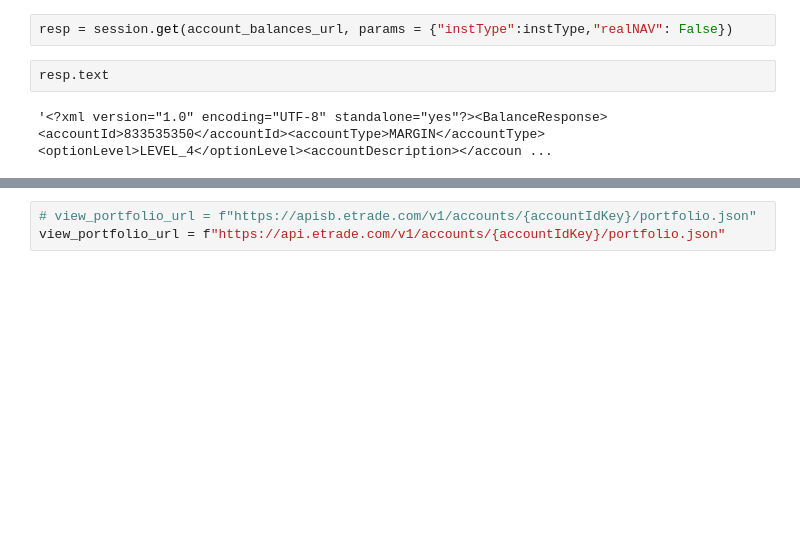
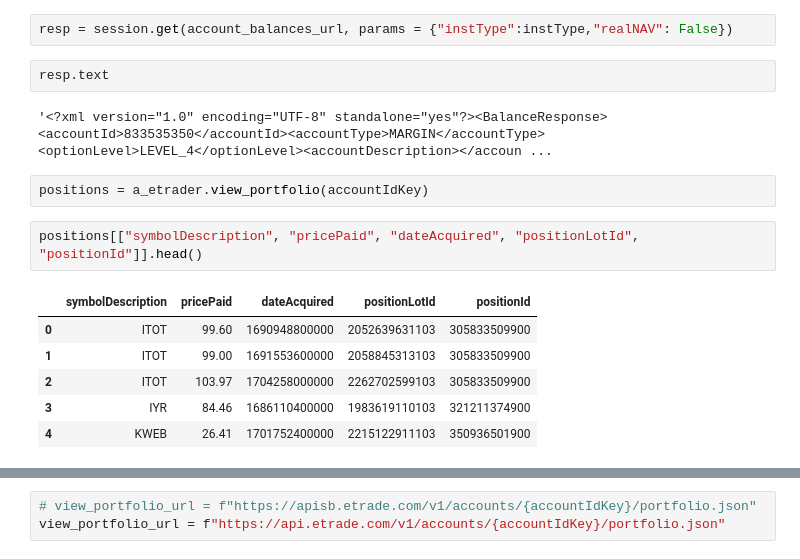
Before and after one commit to mirthbottle/trader_buddy, a Jupyter notebook: jupyter-notebooks/etrade_api.ipynb, the cells around one changed output, grey strips where cells are left out. Saved outputs shown, nothing was run; the diff lists cells and outputs as text; blank space fills up the shorter version.

Commit message:
get lot infos into etrade_positions

```diff
--- a/jupyter-notebooks/etrade_api.ipynb
+++ b/jupyter-notebooks/etrade_api.ipynb
@@ -218,3 +222,14 @@ resp = session.get(account_balances_url, params = {"instType":instType,"realNAV"
 resp.text
 # %% [output]
 '<?xml version="1.0" encoding="UTF-8" standalone="yes"?><BalanceResponse><accountId>833535350</accountId><accountType>MARGIN</accountType><optionLevel>LEVEL_4</optionLevel><accountDescription></accoun ...
+# %%
+positions = a_etrader.view_portfolio(accountIdKey)
+# %%
+positions[["symbolDescription", "pricePaid", "dateAcquired", "positionLotId", "positionId"]].head()
+# %% [output]
+|  | symbolDescription | pricePaid | dateAcquired | positionLotId | positionId |
+| 0 | ITOT | 99.60 | 1690948800000 | 2052639631103 | 305833509900 |
+| 1 | ITOT | 99.00 | 1691553600000 | 2058845313103 | 305833509900 |
+| 2 | ITOT | 103.97 | 1704258000000 | 2262702599103 | 305833509900 |
+| 3 | IYR | 84.46 | 1686110400000 | 1983619110103 | 321211374900 |
+| 4 | KWEB | 26.41 | 1701752400000 | 2215122911103 | 350936501900 |
```
Also changed, not shown: parts of 18 cells of this notebook, 3 other files.
